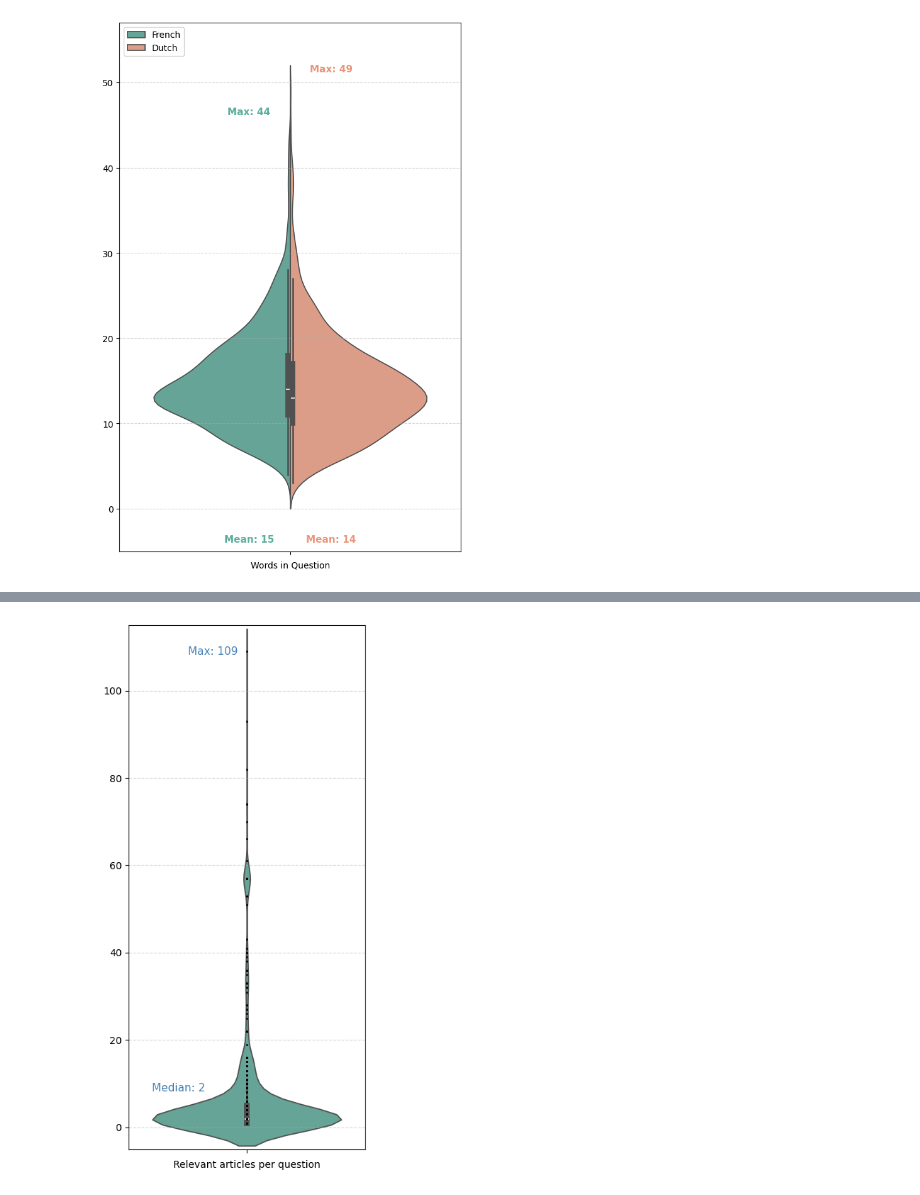
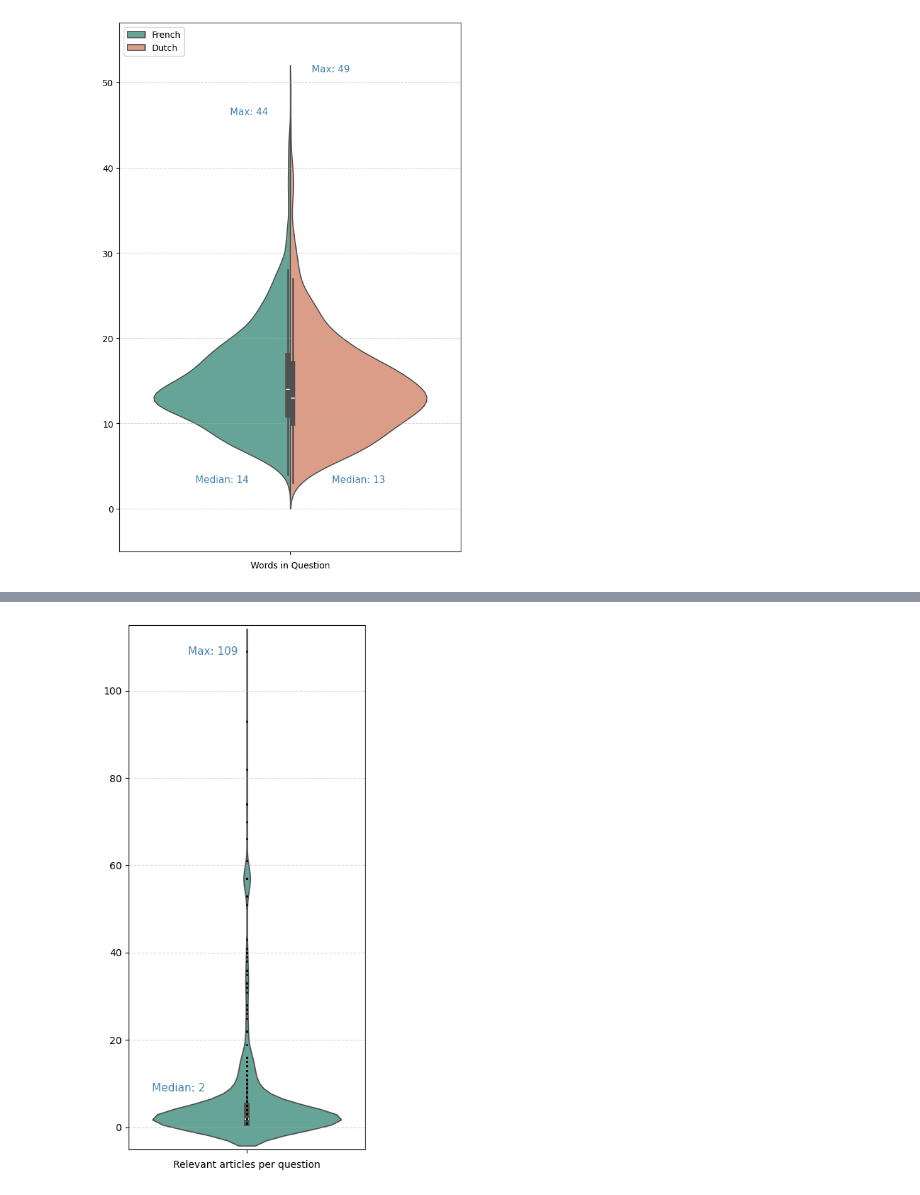
Before and after one commit to Arash-Alborz/legal_retrieval, a Jupyter notebook: data_processing/01_data_inspection.ipynb, the cells around one changed output, grey strips where cells are left out. Cells and saved outputs as stored; diff of their text form; code cells hidden in the pictures.

```diff
--- a/data_processing/01_data_inspection.ipynb
+++ b/data_processing/01_data_inspection.ipynb
@@ -4,86 +4,66 @@ import pandas as pd
 import matplotlib.pyplot as plt
 import seaborn as sns
 import os
+import numpy as np
 
 os.makedirs("plots", exist_ok=True)
 
-# ================================
-# Load all splits separately
-# ================================
 ds_train = load_dataset("clips/bBSARD", "train")
 ds_test = load_dataset("clips/bBSARD", "test")
 
-# Merge French queries from train + test
 queries_fr_all = list(ds_train["fr"]) + list(ds_test["fr"])
 
-# Merge Dutch queries from train + test
 queries_nl_all = list(ds_train["nl"]) + list(ds_test["nl"])
 
-# ================================
-# Extract questions and compute lengths
-# ================================
 query_lengths_fr_all = [len(q["question"].split()) for q in queries_fr_all]
 query_lengths_nl_all = [len(q["question"].split()) for q in queries_nl_all]
 
-# ================================
-# Create DataFrame for plotting
-# ================================
 df_violin_all = pd.DataFrame({
     "Length": query_lengths_fr_all + query_lengths_nl_all,
     "Language": ["French"] * len(query_lengths_fr_all) + ["Dutch"] * len(query_lengths_nl_all)
 })
 
-# ================================
-# Compute stats
-# ================================
-mean_fr_all = sum(query_lengths_fr_all) / len(query_lengths_fr_all)
-mean_nl_all = sum(query_lengths_nl_all) / len(query_lengths_nl_all)
+median_fr_all = np.median(query_lengths_fr_all)
+median_nl_all = np.median(query_lengths_nl_all)
 max_fr_all = max(query_lengths_fr_all)
 max_nl_all = max(query_lengths_nl_all)
 
-# ================================
-# Plot
-# ================================
 plt.figure(figsize=(6, 9))
 
-colors_all = {"French": "#5BAE9C", "Dutch": "#E9967A"}  # from your bar chart
+colors_all = {"French": "#5BAE9C", "Dutch": "#E9967A"}
+label_color = "#4682B4"
 
 sns.violinplot(
-    #x=["#Words in Question"] * len(df_violin_all),  # single category
     y="Length",
     hue="Language",
     data=df_violin_all,
     split=True,
     inner="box",
     palette=colors_all
 )
 
-# Remove legend title
 plt.legend(title="", loc="upper left")
 
-# Max labels above
-plt.text(-0.12, max_fr_all + 2, f"Max: {int(max_fr_all)}", color=colors_all["French"],
-         ha='center', va='bottom', fontsize=11, fontweight='bold')
-plt.text(0.12, max_nl_all + 2, f"Max: {int(max_nl_all)}", color=colors_all["Dutch"],
-         ha='center', va='bottom', fontsize=11, fontweight='bold')
+plt.text(-0.12, max_fr_all + 2, f"Max: {int(max_fr_all)}", color=label_color,
+         ha='center', va='bottom', fontsize=11)
+plt.text(0.12, max_nl_all + 2, f"Max: {int(max_nl_all)}", color=label_color,
+         ha='center', va='bottom', fontsize=11)
 
-# Mean labels below
-plt.text(-0.12, -3, f"Mean: {int(mean_fr_all)}", color=colors_all["French"],
-         ha='center', va='top', fontsize=11, fontweight='bold')
-plt.text(0.12, -3, f"Mean: {int(mean_nl_all)}", color=colors_all["Dutch"],
-         ha='center', va='top', fontsize=11, fontweight='bold')
+plt.text(-0.20, 4, f"Median: {int(median_fr_all)}", color=label_color,
+         ha='center', va='top', fontsize=11)
+plt.text(0.20, 4, f"Median: {int(median_nl_all)}", color=label_color,
+         ha='center', va='top', fontsize=11)
 
-# Formatting
 plt.xlabel("Words in Question")
 plt.ylabel("")
 plt.grid(axis="y", linestyle="--", alpha=0.5)
 plt.ylim(min(0, -5), max(max_fr_all, max_nl_all) + 8)
 
 plt.tight_layout()
-plt.savefig("plots/query_length_split_violin_all_splits.png", dpi=300)
+plt.savefig("plots/train_test_query_length_violinplot", dpi=300)
 plt.show()
 # %% [output]
-[figure, old version]
+[figure, new version]
 # %%
 from datasets import load_dataset
 import pandas as pd
```
Also changed, not shown: parts of 2 cells of this notebook, 26 other files.
